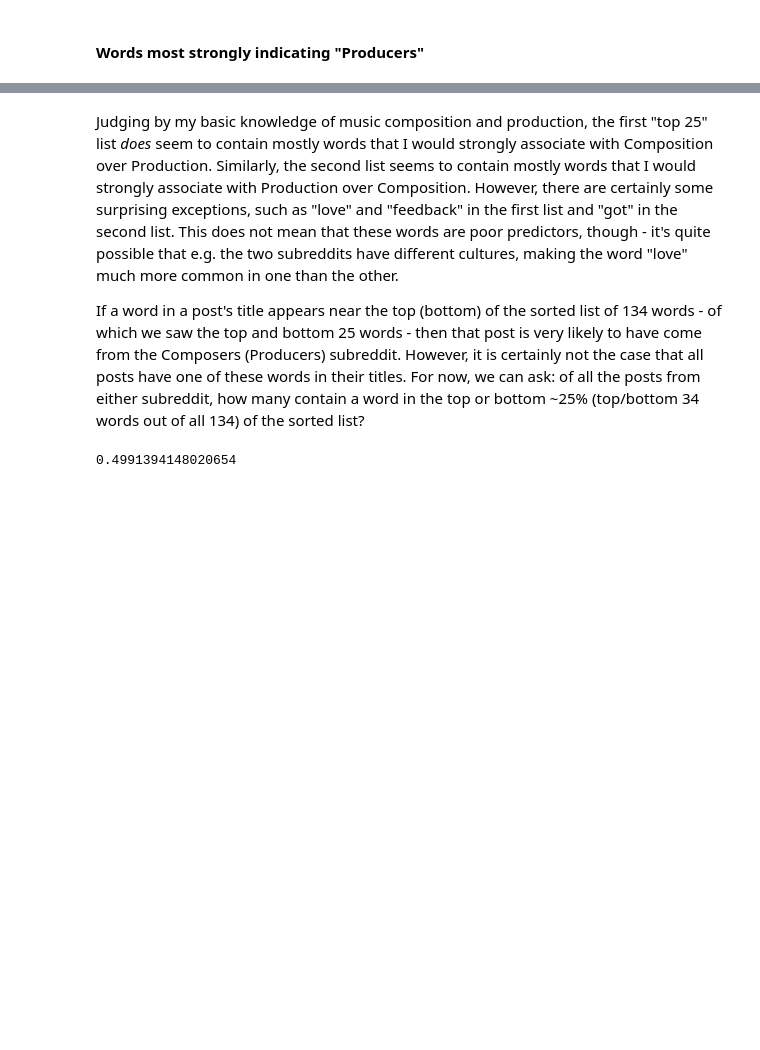
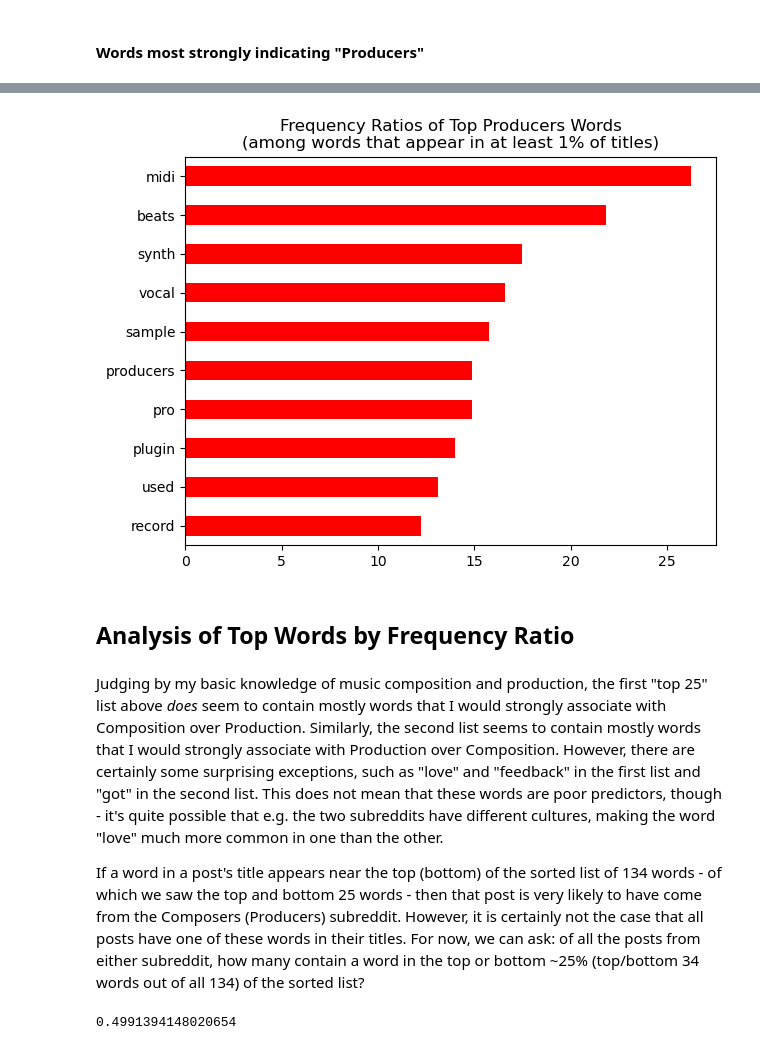
Before and after one commit to simonlazarus/Classifying-Music-Makers-from-Message-Data, a Jupyter notebook: code/experimental/frequency_ratio_modeling.ipynb, the cells around one changed output, grey strips where cells are left out. Drawn from its saved outputs; the diff is of its cells as text; code cells hidden in the pictures; blank space fills up the shorter version.

```diff
--- a/code/experimental/frequency_ratio_modeling.ipynb
+++ b/code/experimental/frequency_ratio_modeling.ipynb
@@ -243,5 +257,16 @@ freq_ratios_df.sort_values('freq_ratio', ascending=False).tail(25)
+# %%
+nonzero_freqs["prods_freq_ratio"].head(10).plot(kind='barh',
+                                                title='Frequency Ratios of Top Producers Words\n(among words that appear in at least 1% of titles)',
+                                               color='r')
+plt.gca().invert_yaxis()
+plt.tight_layout();
+plt.savefig(f'../images/freq_ratio_prods_top_words.png');
+# %% [output]
+[figure, added]
+# %% [markdown]
+## Analysis of Top Words by Frequency Ratio
 # %% [markdown]
-Judging by my basic knowledge of music composition and production, the first "top 25" list *does* seem to contain mostly words that I would strongly associate with Composition over Production.  Similarly, the second list seems to contain mostly words that I would strongly associate with Production over Composition.  However, there are certainly some surprising exceptions, such as "love" and "feedback" in the first list and "got" in the second list.  This does not mean that these words are poor predictors, though - it's quite possible that e.g. the two subreddits have different cultures, making the word "love" much more common in one than the other.
+Judging by my basic knowledge of music composition and production, the first "top 25" list above *does* seem to contain mostly words that I would strongly associate with Composition over Production.  Similarly, the second list seems to contain mostly words that I would strongly associate with Production over Composition.  However, there are certainly some surprising exceptions, such as "love" and "feedback" in the first list and "got" in the second list.  This does not mean that these words are poor predictors, though - it's quite possible that e.g. the two subreddits have different cultures, making the word "love" much more common in one than the other.
 
 If a word in a post's title appears near the top (bottom) of the sorted list of 134 words - of which we saw the top and bottom 25 words - then that post is very likely to have come from the Composers (Producers) subreddit.  However, it is certainly not the case that all posts have one of these words in their titles.  For now, we can ask: of all the posts from either subreddit, how many contain a word in the top or bottom ~25% (top/bottom 34 words out of all 134) of the sorted list?
 # %%
```
Also changed, not shown: parts of 16 cells of this notebook, 4 other files.
